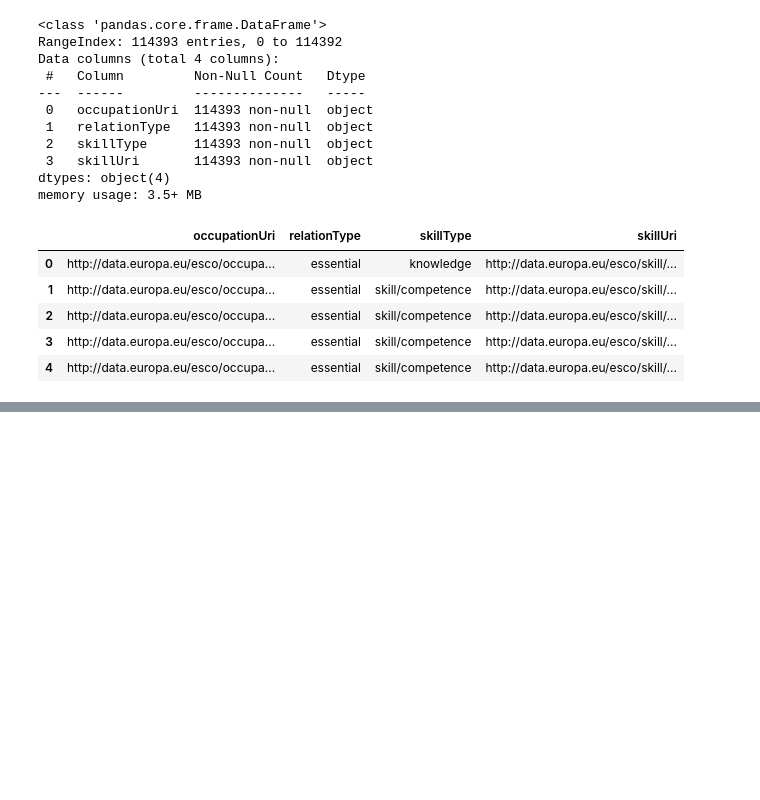
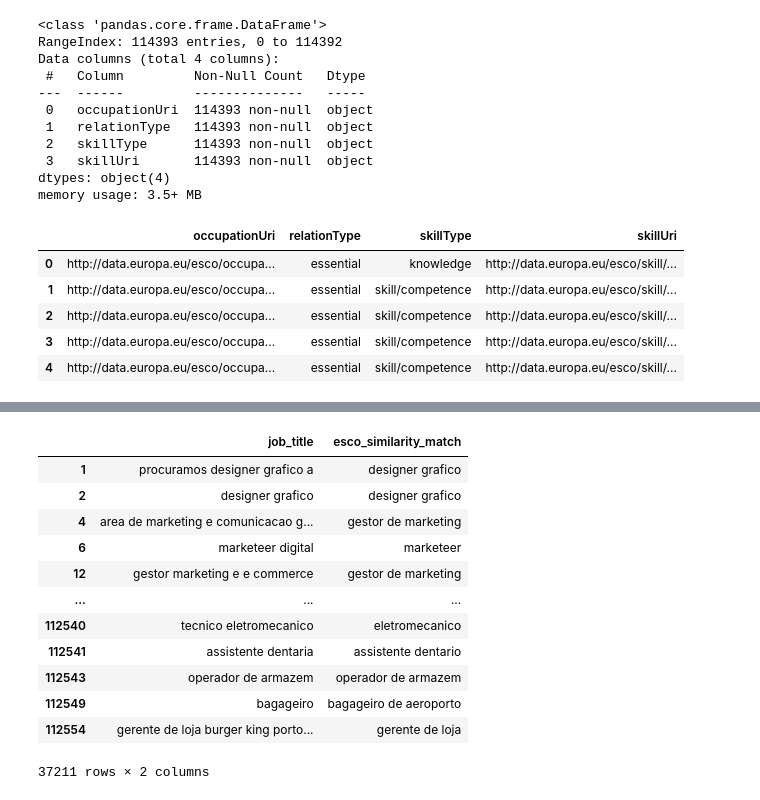
Before and after one commit to gilnribeiro/Work-Project, a Jupyter notebook: Code/ESCO project/ESCO.ipynb, the cells around one changed output, grey strips where cells are left out. Cells and saved outputs as stored; diff of their text form; code cells hidden in the pictures; blank space fills up the shorter version.

Commit message:
Developing the ESCO project

```diff
--- a/ESCO/ESCO.ipynb
+++ b/Code/ESCO project/ESCO.ipynb
@@ -122,0 +355,19 @@ memory usage: 21.8+ MB
+# %%
+test = pd.read_json('full_data_with_esco_similarity_titles.json')
+# %%
+mask = test['esco_similarity_match'].str.contains('NOT FOUND', case=False, na=False)
+test[~mask][['job_title','esco_similarity_match']]
+# %% [output]
+|  | job_title | esco_similarity_match |
+| 1 | procuramos designer grafico a | designer grafico |
+| 2 | designer grafico | designer grafico |
+| 4 | area de marketing e comunicacao g... | gestor de marketing |
+| 6 | marketeer digital | marketeer |
+| 12 | gestor marketing e e commerce | gestor de marketing |
+| ... | ... | ... |
+| 112540 | tecnico eletromecanico | eletromecanico |
+| 112541 | assistente dentaria | assistente dentario |
+| 112543 | operador de armazem | operador de armazem |
+| 112549 | bagageiro | bagageiro de aeroporto |
+| 112554 | gerente de loja burger king porto... | gerente de loja |
+37211 rows × 2 columns
```
Also changed, not shown: parts of 30 cells of this notebook, 9 other files.
